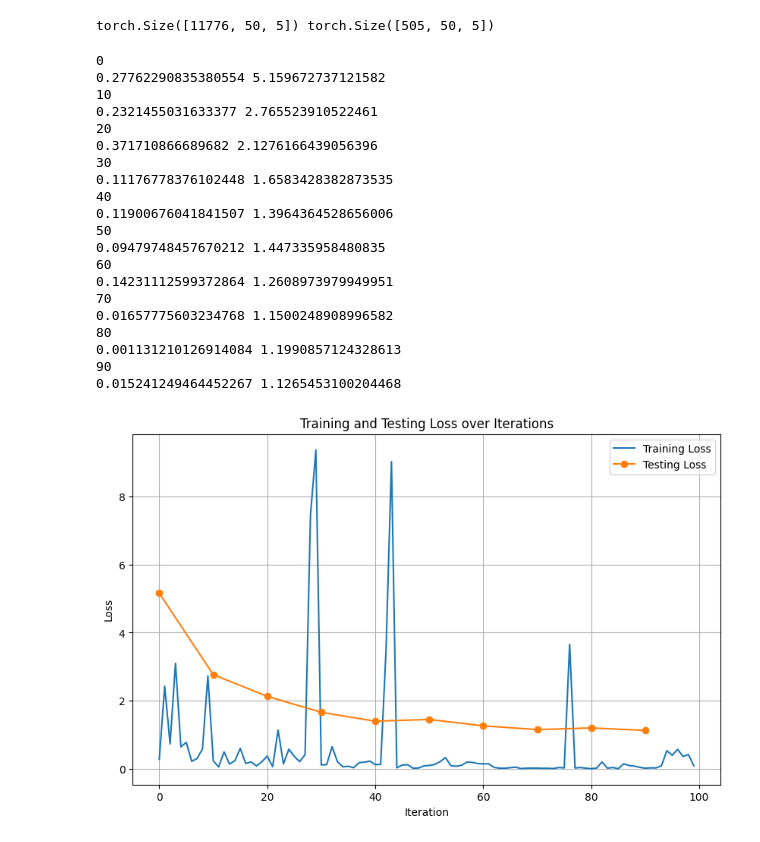
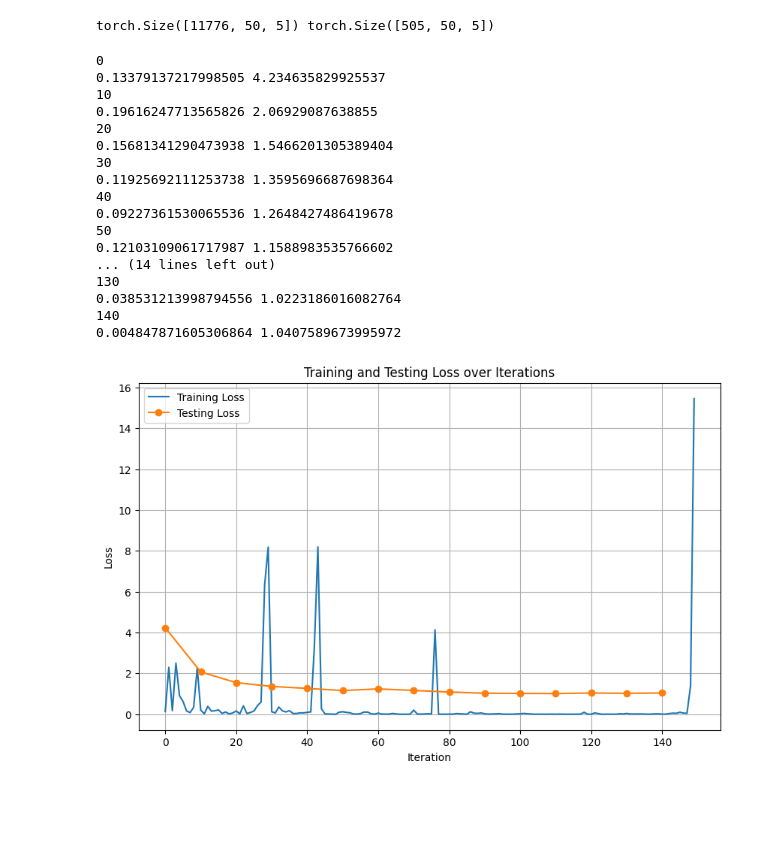
Before and after one commit to jonirajala/stocks-transformer, a Jupyter notebook: makemoney.ipynb, the cells around one changed output. Drawn from its saved outputs; the diff is of its cells as text; code cells hidden in the pictures; blank space fills up the shorter version.

```diff
--- a/makemoney.ipynb
+++ b/makemoney.ipynb
@@ -27,7 +27,7 @@ array(['AAL', 'AAPL', 'AAP', 'ABBV', 'ABC', 'ABT', 'ACN', 'ADBE', 'ADI',
        'XLNX', 'XL', 'XOM', 'XRAY', 'XRX', 'XYL', 'YUM', 'ZBH', 'ZION',
        'ZTS'], dtype=object)
 # %%
-testing_companies = ["AAL", "ZTS", 'DTE', 'DUK', 'DVA']
+testing_companies = ["AAL", "ZTS", 'DTE', 'DUK', 'DVA', 'HII', 'HLT', 'HOG']
 
 testing_companies = df[df['Name'].isin(testing_companies)]
 training_companies = df[~df['Name'].isin(testing_companies)]
@@ -222,7 +222,7 @@ config = Config(len(features), 512, 8, 8, block_size)
 model = LLama(config)
 model.to(device)
 optim = torch.optim.AdamW(model.parameters(), lr=3e-5)
-iters = 100
+iters = 150
 batch_size = 32
 train_losses = []
 test_losses = []
@@ -249,48 +249,45 @@ for i in range(iters):
 
     if i % 10 == 0:
         print(i)
         with torch.no_grad():
             x_test = test_prices_scaled
             x_test, y_test = x_test[:, :-1, :], x_test[:, 1:, 0]
             x_test, y_test = x_test.to(device), y_test.to(device)
             _, test_loss = model(x_test, y_test)
             test_losses.append((i, test_loss.item()))
         print(train_loss.item(), test_loss.item())
 
 
 test_loss_indices, test_loss_values = zip(*test_losses)
 
 plt.figure(figsize=(10, 6))
 plt.plot(range(iters), train_losses, label='Training Loss')
 plt.plot(test_loss_indices, test_loss_values, label='Testing Loss', marker='o')
 plt.xlabel('Iteration')
 plt.ylabel('Loss')
 plt.title('Training and Testing Loss over Iterations')
 plt.legend()
 plt.grid(True)
 plt.show()
 # %% [output]
 0
-0.27762290835380554 5.159672737121582
+0.13379137217998505 4.234635829925537
 10
-0.2321455031633377 2.765523910522461
+0.19616247713565826 2.06929087638855
 20
-0.371710866689682 2.1276166439056396
+0.15681341290473938 1.5466201305389404
 30
-0.11176778376102448 1.6583428382873535
+0.11925692111253738 1.3595696687698364
 40
-0.11900676041841507 1.3964364528656006
+0.09227361530065536 1.2648427486419678
 50
-0.09479748457670212 1.447335958480835
-60
-0.14231112599372864 1.2608973979949951
-70
-0.01657775603234768 1.1500248908996582
-80
-0.001131210126914084 1.1990857124328613
-90
-0.015241249464452267 1.1265453100204468
+0.12103109061717987 1.1588983535766602
+... (14 lines left out)
+130
+0.038531213998794556 1.0223186016082764
+140
+0.004847871605306864 1.0407589673995972
-[figure, old version]
+[figure, new version]
 # %%
 class Market:
     def __init__(self, df, starting_cash=1000):
```
Also changed, not shown: parts of 3 cells of this notebook.
